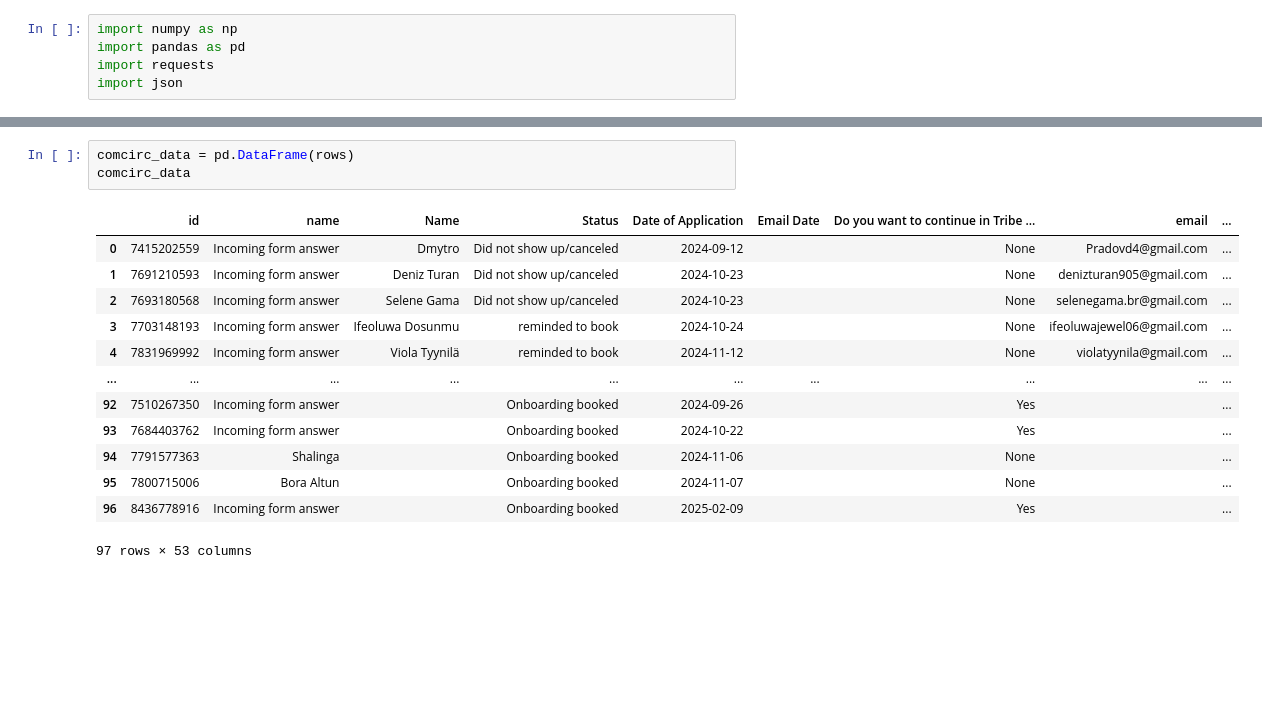
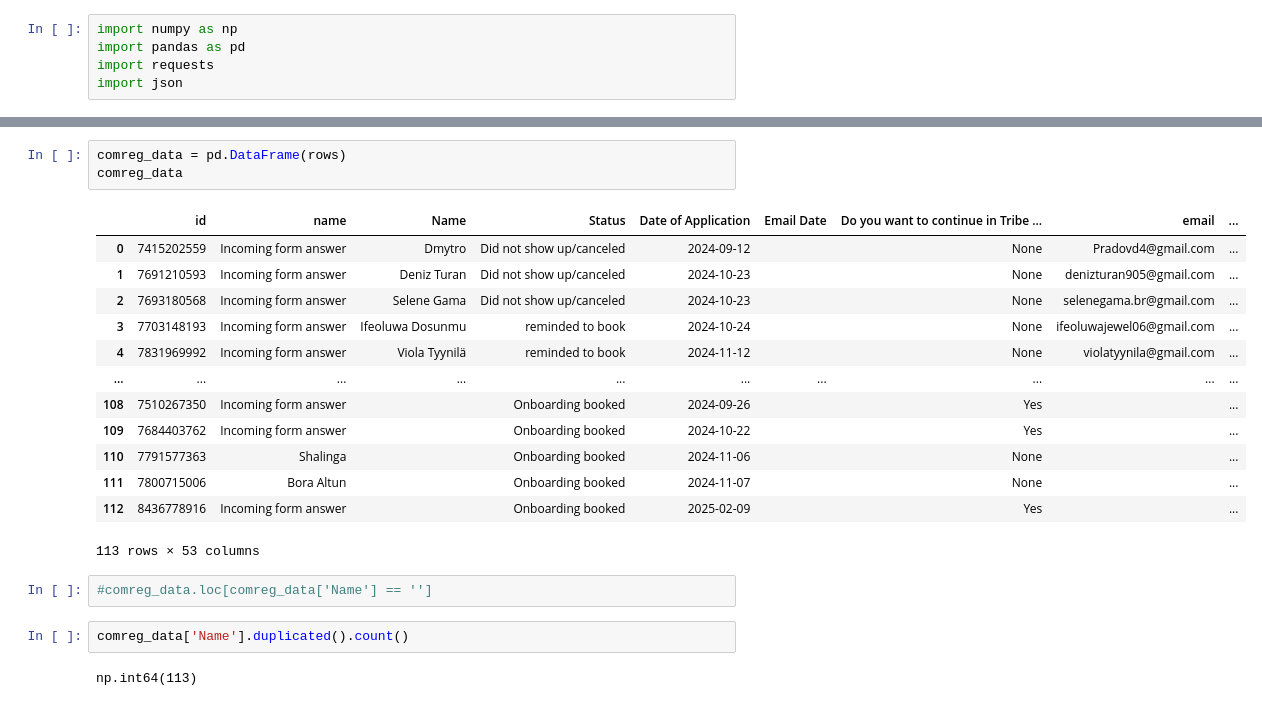
Before and after one commit to TribeDataTeam/Tribe-Data-Team, a Jupyter notebook: tribe_community_circle_data.ipynb, the cells around one changed output, grey strips where cells are left out. Cells and saved outputs as stored; diff of their text form; blank space fills up the shorter version.

```diff
--- a/tribe_community_circle_data.ipynb
+++ b/tribe_community_circle_data.ipynb
@@ -74,17 +74,23 @@ for item in com_data["data"]["boards"][0]["items_page"]["items"]:
 # %%
-comcirc_data = pd.DataFrame(rows)
-comcirc_data
+comreg_data = pd.DataFrame(rows)
+comreg_data
 # %% [output]
 |  | id | name | Name | Status | Date of Application | Email Date | Do you want to continue in Tribe ... | email | ... |
 | 0 | 7415202559 | Incoming form answer | Dmytro | Did not show up/canceled | 2024-09-12 |  | None | Pradovd4@gmail.com | ... |
 | 1 | 7691210593 | Incoming form answer | Deniz Turan | Did not show up/canceled | 2024-10-23 |  | None | denizturan905@gmail.com | ... |
 | 2 | 7693180568 | Incoming form answer | Selene Gama | Did not show up/canceled | 2024-10-23 |  | None | selenegama.br@gmail.com | ... |
 | 3 | 7703148193 | Incoming form answer | Ifeoluwa Dosunmu | reminded to book | 2024-10-24 |  | None | ifeoluwajewel06@gmail.com | ... |
 | 4 | 7831969992 | Incoming form answer | Viola Tyynilä | reminded to book | 2024-11-12 |  | None | violatyynila@gmail.com | ... |
 | ... | ... | ... | ... | ... | ... | ... | ... | ... | ... |
-| 92 | 7510267350 | Incoming form answer |  | Onboarding booked | 2024-09-26 |  | Yes |  | ... |
-| 93 | 7684403762 | Incoming form answer |  | Onboarding booked | 2024-10-22 |  | Yes |  | ... |
-| 94 | 7791577363 | Shalinga |  | Onboarding booked | 2024-11-06 |  | None |  | ... |
-| 95 | 7800715006 | Bora Altun |  | Onboarding booked | 2024-11-07 |  | None |  | ... |
-| 96 | 8436778916 | Incoming form answer |  | Onboarding booked | 2025-02-09 |  | Yes |  | ... |
+| 108 | 7510267350 | Incoming form answer |  | Onboarding booked | 2024-09-26 |  | Yes |  | ... |
+| 109 | 7684403762 | Incoming form answer |  | Onboarding booked | 2024-10-22 |  | Yes |  | ... |
+| 110 | 7791577363 | Shalinga |  | Onboarding booked | 2024-11-06 |  | None |  | ... |
+| 111 | 7800715006 | Bora Altun |  | Onboarding booked | 2024-11-07 |  | None |  | ... |
+| 112 | 8436778916 | Incoming form answer |  | Onboarding booked | 2025-02-09 |  | Yes |  | ... |
-97 rows × 53 columns
+113 rows × 53 columns
+# %%
+#comreg_data.loc[comreg_data['Name'] == '']
+# %%
+comreg_data['Name'].duplicated().count()
+# %% [output]
+np.int64(113)
```
Also changed, not shown: parts of 4 cells of this notebook, 4 other files.
